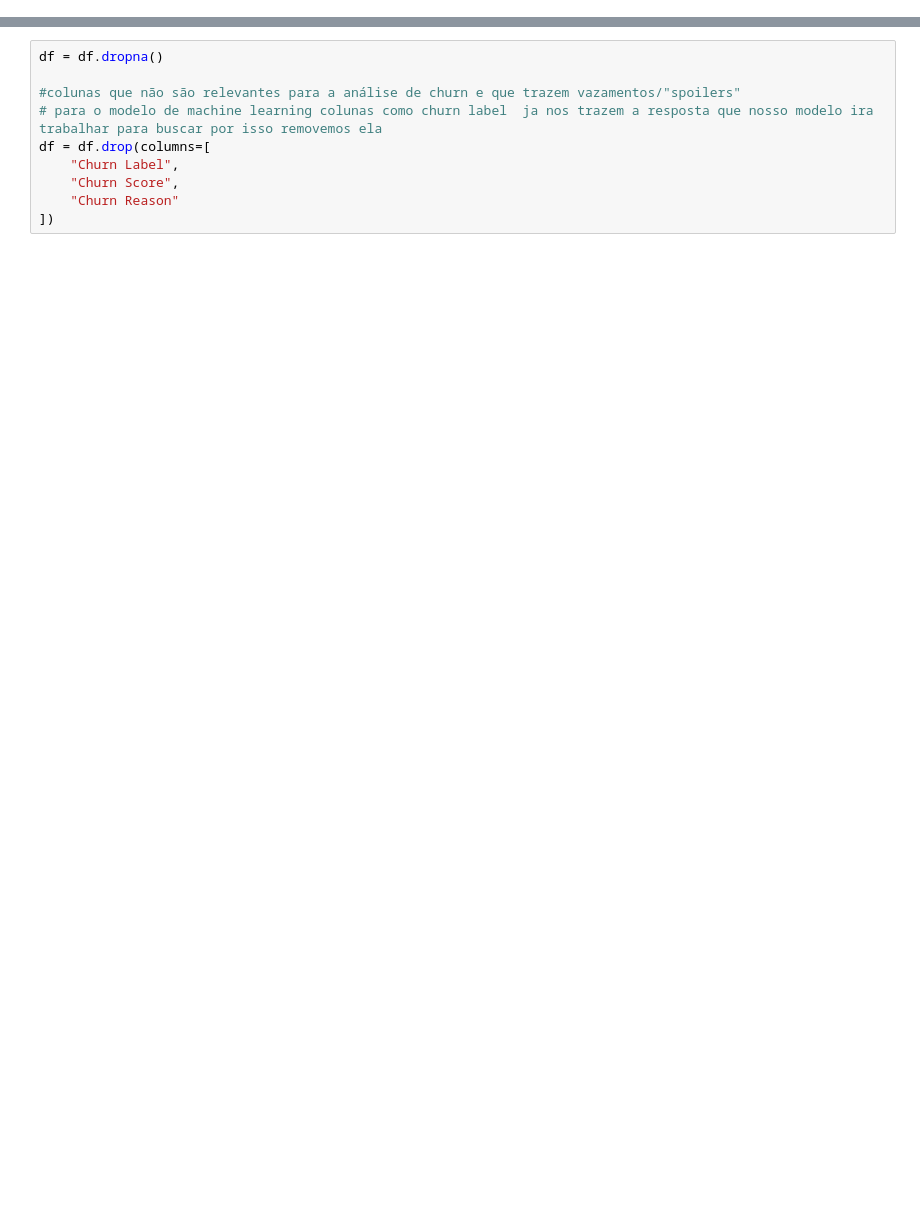
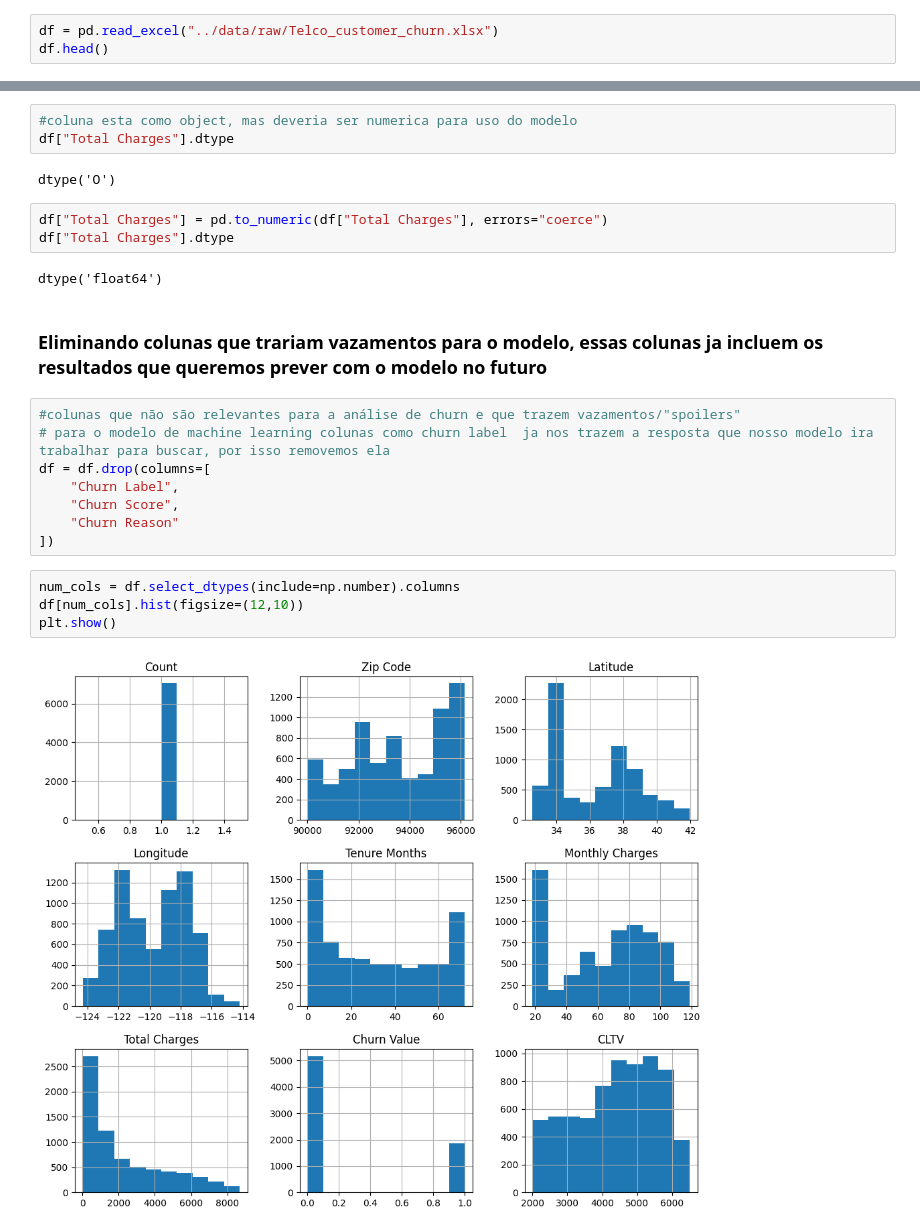
Before and after one commit to Ahmedntc/churn-prediction-ml, a Jupyter notebook: notebooks/eda.ipynb, the cells around one changed output, grey strips where cells are left out. Cells and saved outputs as stored; diff of their text form; blank space fills up the shorter version.

```diff
--- a/notebooks/eda.ipynb
+++ b/notebooks/eda.ipynb
@@ -17,0 +17,3 @@ df.head()
+# %%
+df = pd.read_excel("../data/raw/Telco_customer_churn.xlsx")
+df.head()
@@ -18,10 +103,26 @@ df.head()
+# %%
+#coluna esta como object, mas deveria ser numerica para uso do modelo
+df["Total Charges"].dtype
+# %% [output]
+dtype('O')
+# %%
+df["Total Charges"] = pd.to_numeric(df["Total Charges"], errors="coerce")
+df["Total Charges"].dtype
+# %% [output]
+dtype('float64')
+# %% [markdown]
+### Eliminando colunas que trariam vazamentos para o modelo, essas colunas ja incluem os resultados que queremos prever com o modelo no futuro
 # %%
-df = df.dropna()
-
 #colunas que não são relevantes para a análise de churn e que trazem vazamentos/"spoilers"
-# para o modelo de machine learning colunas como churn label  ja nos trazem a resposta que nosso modelo ira trabalhar para buscar por isso removemos ela
+# para o modelo de machine learning colunas como churn label  ja nos trazem a resposta que nosso modelo ira trabalhar para buscar, por isso removemos ela
 df = df.drop(columns=[
     "Churn Label",
     "Churn Score",
     "Churn Reason"
 ])
+# %%
+num_cols = df.select_dtypes(include=np.number).columns
+df[num_cols].hist(figsize=(12,10))
+plt.show()
+# %% [output]
+[figure, added]
```
Also changed, not shown: parts of 31 cells of this notebook, 3 other files.
